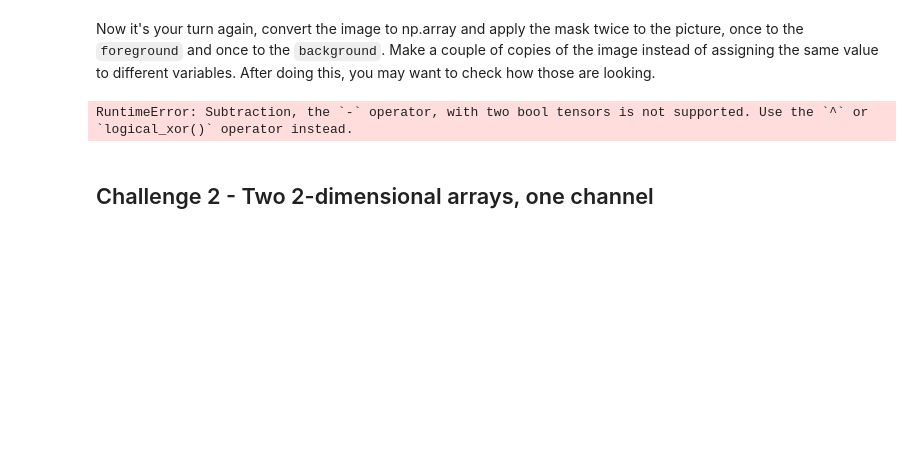
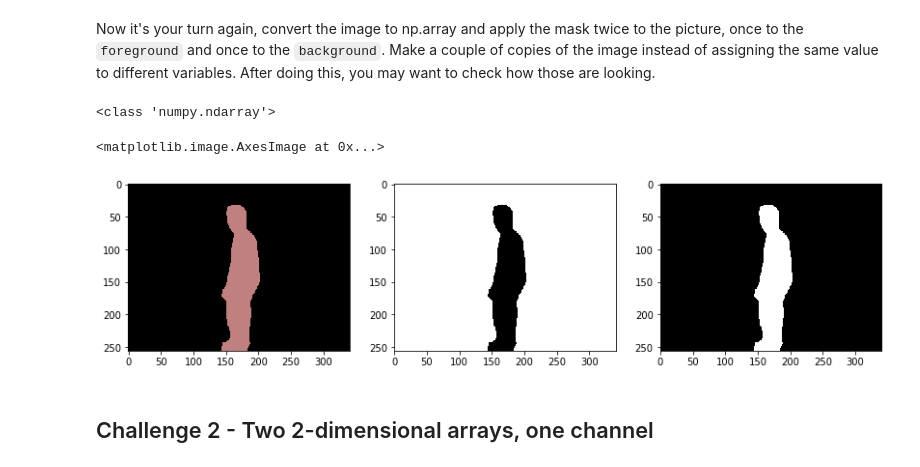
Before and after one commit to blancalluch/ImageSegmentation, a Jupyter notebook: main.ipynb, the cells around one changed output. Cells and saved outputs as stored; diff of their text form; code cells hidden in the pictures; blank space fills up the shorter version.

```diff
--- a/main.ipynb
+++ b/main.ipynb
@@ -89,17 +104,28 @@ plt.imshow(mask)
 # %% [markdown]
 Now it's your turn again, convert the image to np.array and apply the mask twice to the picture, once to the `foreground` and once to the `background`. Make a couple of copies of the image instead of assigning the same value to different variables. After doing this, you may want to check how those are looking.
 # %%
+# im2arr.shape: height x width x channel
 # Your code here
-imarr = np.array(img) # im2arr.shape: height x width x channel
-background_mask = np.all(imarr == [0, 0, 0], axis=-1)
-foreground_mask = np.any(imarr != [0, 0, 0], axis=-1)
+imarr = np.array(img)
+mask_arr = generateMask(imarr)
+background_arr_mask = np.all(mask_arr == [0, 0, 0], axis=-1)
+foreground_arr_mask = np.any(mask_arr != [0, 0, 0], axis=-1)
 
-mask_back = generateMask(background_mask)
-mask_fore = generateMask(foreground_mask)
+print(type(imarr))
+#mask_back = generateMask(background_arr_mask)
+#mask_fore = generateMask(foreground_arr_mask)
 
-plt.imshow(imarr)
+plt.figure(figsize=(14,6))
+plt.subplot(1,3,1)
+plt.imshow(mask_arr,cmap="gray")
+plt.subplot(1,3,2)
+plt.imshow(background_arr_mask,cmap="gray")
+plt.subplot(1,3,3)
+plt.imshow(foreground_arr_mask,cmap="gray")
 # %% [output]
-RuntimeError: Subtraction, the `-` operator, with two bool tensors is not supported. Use the `^` or `logical_xor()` operator instead.
+<class 'numpy.ndarray'>
+<matplotlib.image.AxesImage at 0x...>
+[figure, added]
 # %% [markdown]
 ## Challenge 2 - Two 2-dimensional arrays, one channel
 # %% [markdown]
```
Also changed, not shown: parts of 15 cells of this notebook, 1 other file.
